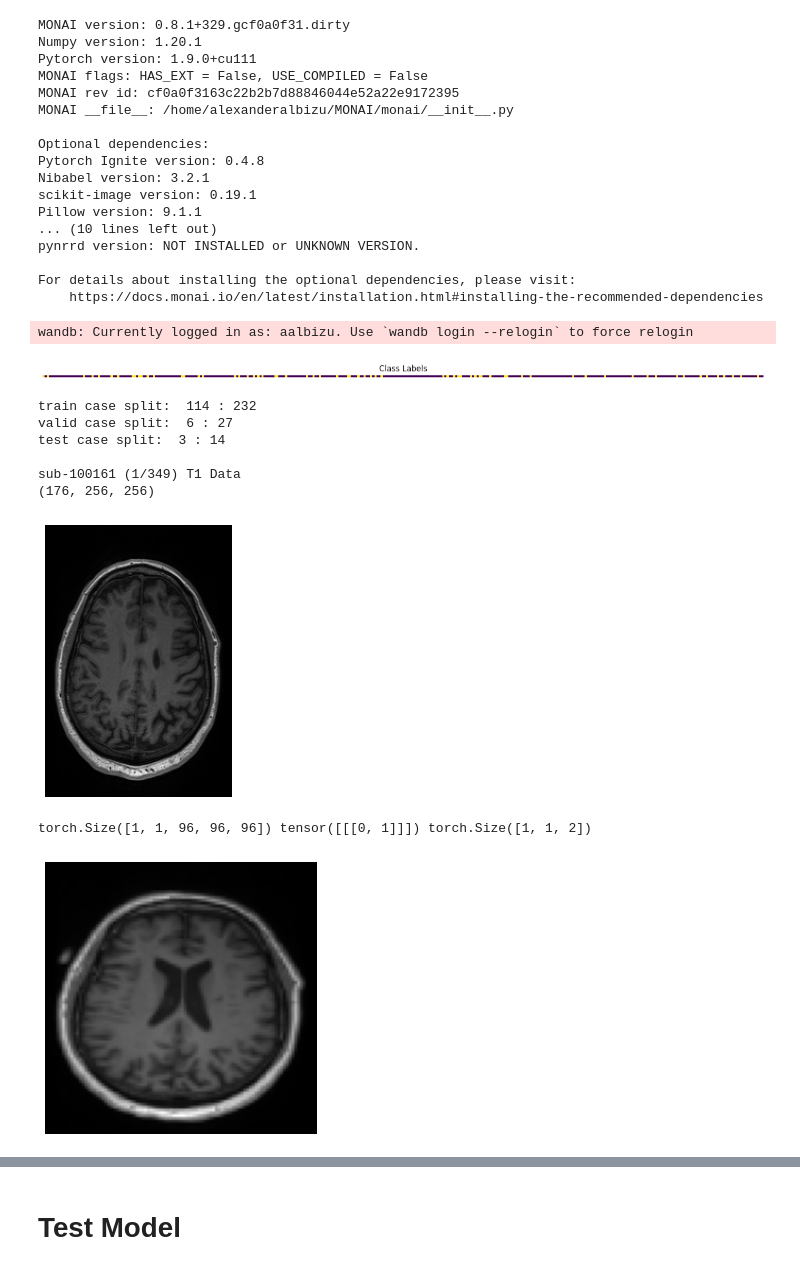
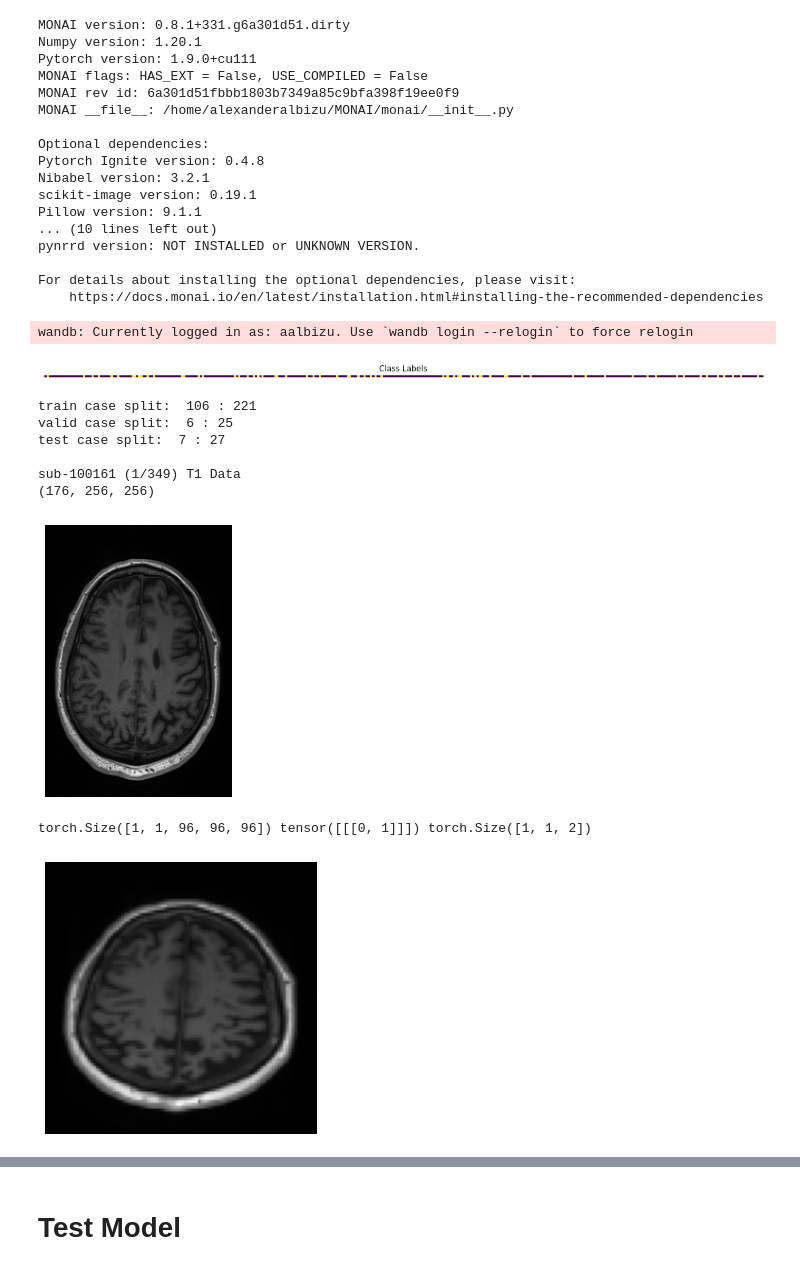
Before and after one commit to aa14av/MONAI, a Jupyter notebook: CNN.ipynb, the cells around one changed output, grey strips where cells are left out. Saved outputs shown, nothing was run; the diff lists cells and outputs as text; code cells hidden in the pictures.

```diff
--- a/CNN.ipynb
+++ b/CNN.ipynb
@@ -43,8 +43,6 @@ from sklearn.metrics import (
     classification_report, confusion_matrix,
     ConfusionMatrixDisplay
 )
-from vit_pytorch.efficient import ViT
-from linformer import Linformer
 from sklearn.model_selection import train_test_split
 from monai.inferers import sliding_window_inference
 from monai.losses import DiceLoss, DiceCELoss
@@ -54,6 +52,7 @@ from monai.transforms import (
     AddChannel,
     Compose,
     RandGaussianNoise,
+    RandGibbsNoise,
     Resize,
     RemoveRepeatedChannel,
     Orientation,
@@ -71,11 +70,11 @@ device = torch.device("cuda" if torch.cuda.is_available() else "cpu")
 print_config()
 wb.login(); # 7e5f63e5846f29b034d98806712ab047df76834d
 # %% [output]
-MONAI version: 0.8.1+329.gcf0a0f31.dirty
+MONAI version: 0.8.1+331.g6a301d51.dirty
 Numpy version: 1.20.1
 Pytorch version: 1.9.0+cu111
 MONAI flags: HAS_EXT = False, USE_COMPILED = False
-MONAI rev id: cf0a0f3163c22b2b7d88846044e52a22e9172395
+MONAI rev id: 6a301d51fbbb1803b7349a85c9bfa398f19ee0f9
 MONAI __file__: /home/alexanderalbizu/MONAI/monai/__init__.py
 
 Optional dependencies:
@@ -95,7 +94,7 @@ rootDir = '/blue/camctrp/working/gullettj/ACT/derivatives/SVM/'
 anatDir = '/blue/camctrp/working/gullettj/ACT/organized_data/';
 funcDir = '/blue/camctrp/working/gullettj/ACT/derivatives/SVM/func/';
 sdata = pd.read_csv(os.path.join(rootDir,'subjects_pre-mci_classification.csv')).to_numpy();
-batch_size=17
+batch_size=34
 im_size = (96,96,96)
 # pat_size = (24,24,24)
 grad_clip = 2
@@ -114,7 +113,7 @@ class Diagnosis(Enum):
     normal = 0
     preMCI = 1
 
-images = np.array([os.path.join(anatDir,''.join(['sub-',str(sdata[s,0])]),'ses-01','anat',''.join(['sub-',str(sdata[s,0]),'_ses-01_T1w.nii'])) for s in range(sdata.shape[0])]);
+images = np.array([os.path.join(anatDir,''.join(['sub-',str(sdata[s,0])]),'ses-01','anat',''.join(['csub-',str(sdata[s,0]),'_ses-01_T1w.nii'])) for s in range(sdata.shape[0])]);
 # images = np.array([os.path.join(rootDir,'anat',''.join(['wc0csub-',str(sdata[s,0]),'_ses-01_T1w.nii'])) for s in range(sdata.shape[0])]);
 images = images[exclude];
 
@@ -136,11 +135,11 @@ plt.axis('off'); plt.title('Class Labels');
 # seed_everything(seed)
 
 nontest_list, test_list = train_test_split(images,
-                                          test_size=0.05,
+                                          test_size=0.10,
                                           stratify=lab.T,
                                           random_state=seed)
 nontest_label, test_label = train_test_split(lab.T,
-                                          test_size=0.05,
+                                          test_size=0.10,
                                           stratify=lab.T,
                                           random_state=seed)
 train_list, valid_list = train_test_split(nontest_list.T,
@@ -164,11 +163,11 @@ del nontest_list, nontest_label; # Save RAM
 plt.rcParams['figure.figsize'] = [5,5];
 np.disp(''.join(['sub-',str(sdata[0,0]),' (1/',str(sdata.shape[0]),') T1 Data']));
 nii = nib.load(images[0]); print(nii.shape) # Load Each Electrode
-plt.imshow(nii.get_fdata()[:, :, 120].T, cmap="gray", origin="lower"); plt.axis('off'); # Plot
+plt.imshow(nii.get_fdata()[:, :, 150].T, cmap="gray", origin="lower"); plt.axis('off'); # Plot
 # %% [output]
-train case split:  114 : 232
-valid case split:  6 : 27
-test case split:  3 : 14
+train case split:  106 : 221
+valid case split:  6 : 25
+test case split:  7 : 27
 
 sub-100161 (1/349) T1 Data
 (176, 256, 256)
@@ -183,33 +182,34 @@ test_lab = torch.nn.functional.one_hot(torch.as_tensor(test_label.T)).long();
 
 # Define transforms
 train_transforms = Compose([
     ScaleIntensity(minv=0.0, maxv=1.0),
     AddChannel(),
     Resize(im_size),
-#     RandBiasField(),
+    RandBiasField(),
+    RandGibbsNoise(),
     RandGaussianNoise(),
     EnsureType(data_type='tensor')]);
 
 val_transforms = Compose([
     ScaleIntensity(minv=0.0, maxv=1.0),
     AddChannel(),
     Resize(im_size),
     EnsureType(data_type='tensor')]);
 
 # Define nifti dataset, data loader
 check_ds = ImageDataset(image_files=images, labels=labels, transform=train_transforms);
 check_loader = DataLoader(check_ds, batch_size=1, num_workers=num_cores, pin_memory=pin_memory);
 
 im, label = monai.utils.misc.first(check_loader); print(im.shape, label, label.shape)
-plt.imshow(im[0,0,:,:,52].T, cmap="gray", origin="lower"); plt.axis('off'); del check_ds, check_loader, im, label;
+plt.imshow(im[0,0,:,:,60].T, cmap="gray", origin="lower"); plt.axis('off'); del check_ds, check_loader, im, label;
 
 # create a training data loader
 train_ds = ImageDataset(image_files=train_list, labels=train_lab[0,:,:], transform=train_transforms);
 train_loader = DataLoader(train_ds, batch_size=batch_size, shuffle=True, num_workers=num_cores, pin_memory=pin_memory);
 
 # create a validation data loader
 val_ds = ImageDataset(image_files=valid_list, labels=valid_lab[0,:,:], transform=val_transforms);
 val_loader = DataLoader(val_ds, batch_size=batch_size, num_workers=num_cores, pin_memory=pin_memory)
 # %% [output]
 torch.Size([1, 1, 96, 96, 96]) tensor([[[0, 1]]]) torch.Size([1, 1, 2])
-[figure, old version]
+[figure, new version]
```
Also changed, not shown: parts of 4 cells of this notebook, 6 other files.
